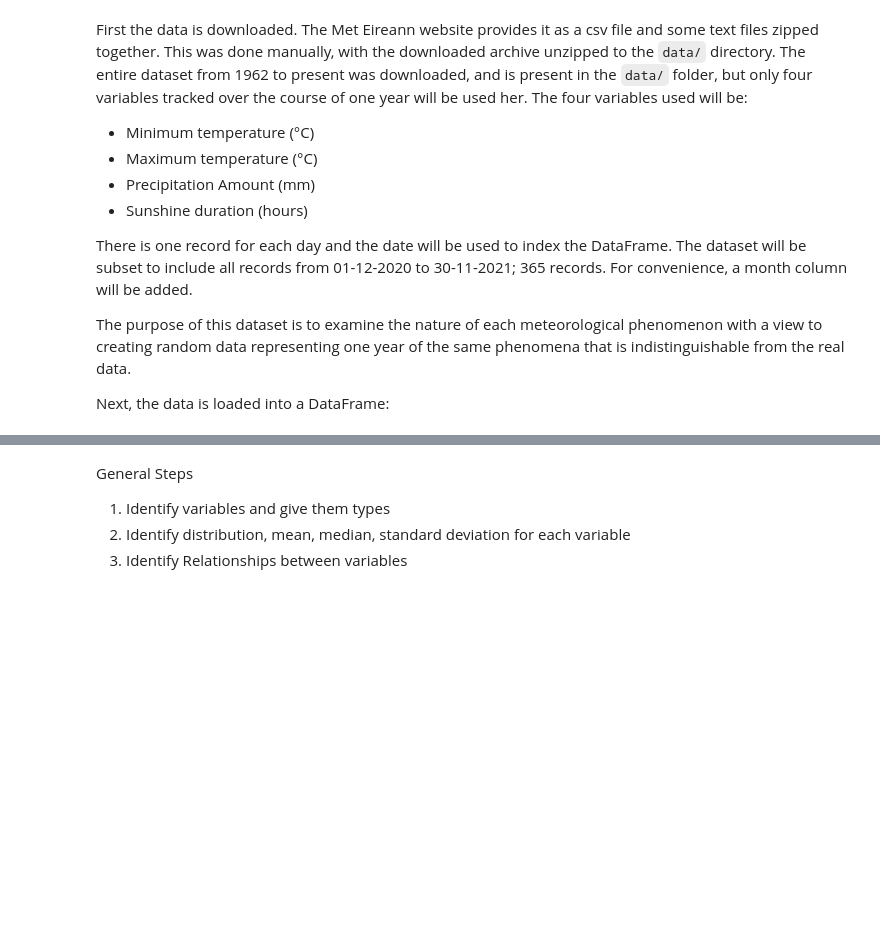
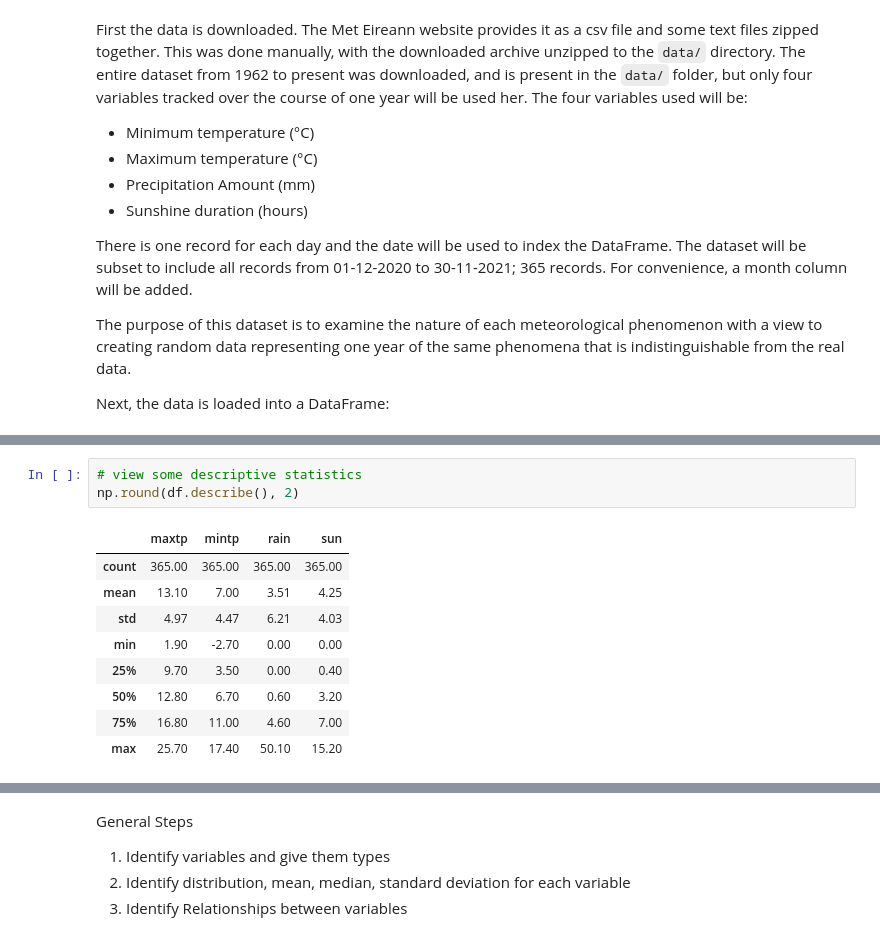
Before and after one commit to fod/simulation, a Jupyter notebook: simulation.ipynb, the cells around one changed output, grey strips where cells are left out. Cells and saved outputs as stored; diff of their text form; blank space fills up the shorter version.

```diff
--- a/simulation.ipynb
+++ b/simulation.ipynb
@@ -47,0 +75,13 @@ df['month'] = pd.DatetimeIndex(df.index).month
+# %%
+# view some descriptive statistics
+np.round(df.describe(), 2)
+# %% [output]
+|  | maxtp | mintp | rain | sun |
+| count | 365.00 | 365.00 | 365.00 | 365.00 |
+| mean | 13.10 | 7.00 | 3.51 | 4.25 |
+| std | 4.97 | 4.47 | 6.21 | 4.03 |
+| min | 1.90 | -2.70 | 0.00 | 0.00 |
+| 25% | 9.70 | 3.50 | 0.00 | 0.40 |
+| 50% | 12.80 | 6.70 | 0.60 | 3.20 |
+| 75% | 16.80 | 11.00 | 4.60 | 7.00 |
+| max | 25.70 | 17.40 | 50.10 | 15.20 |
```
Also changed, not shown: parts of 7 cells of this notebook.
